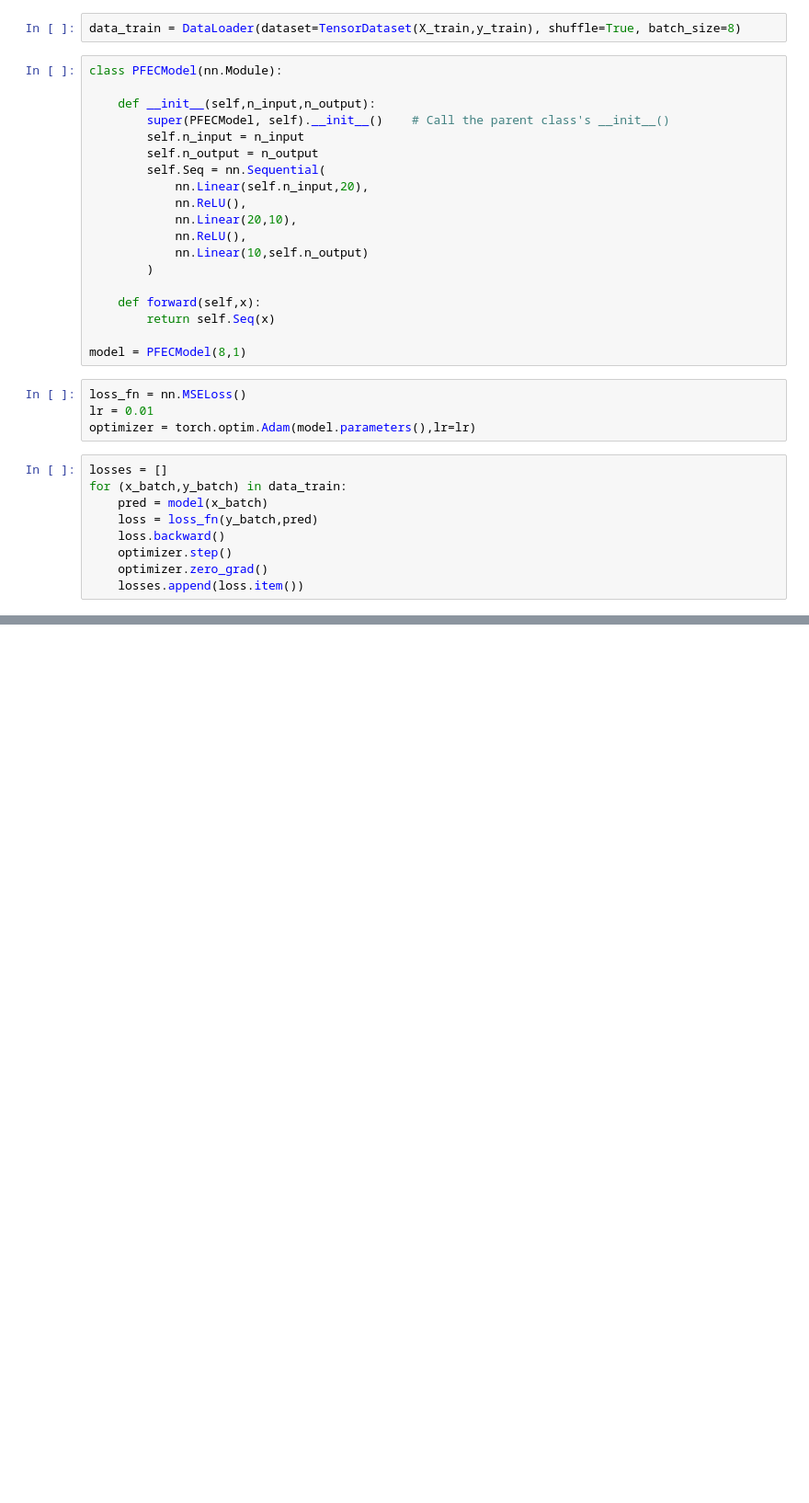
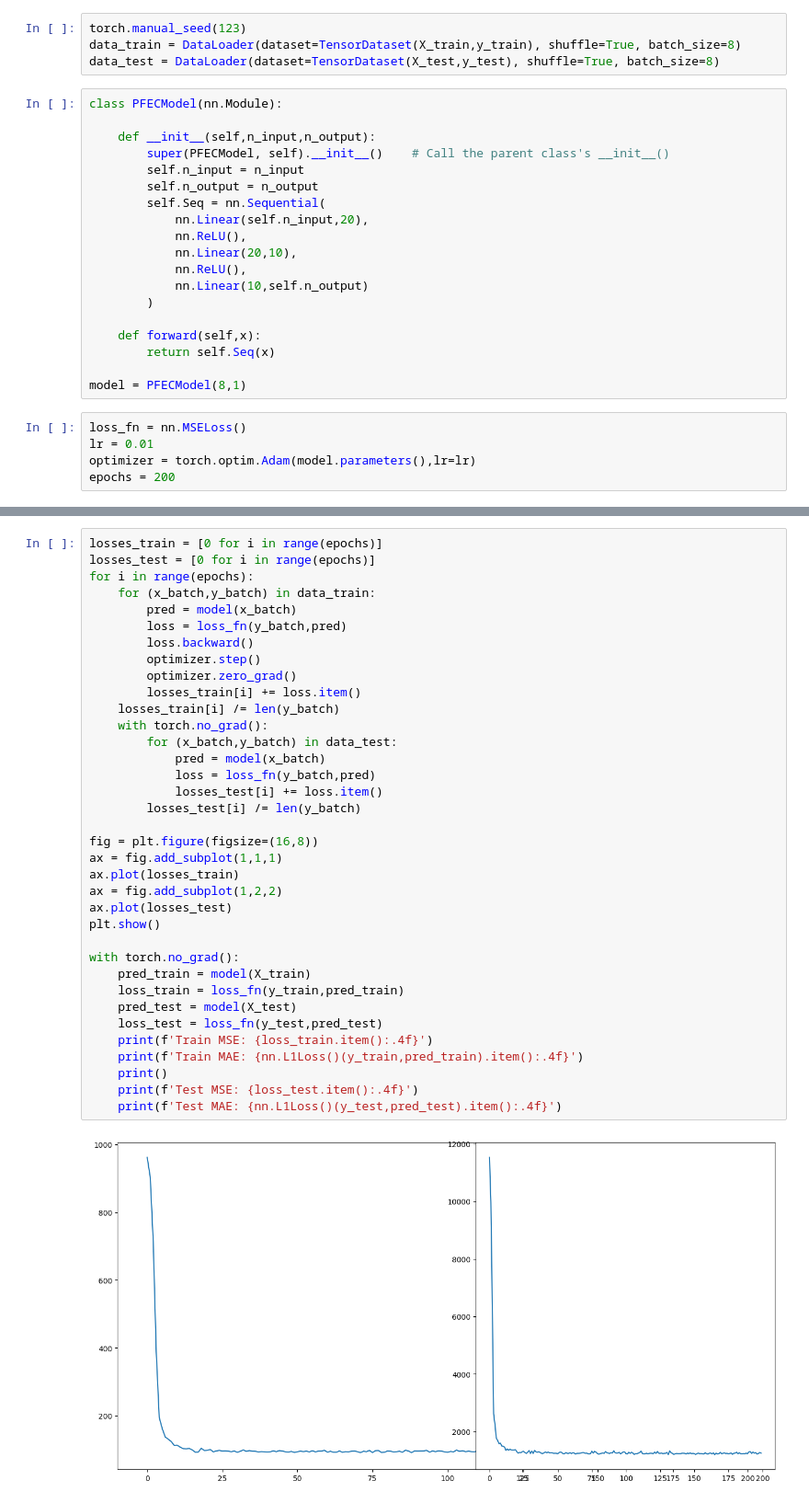
Before and after one commit to fatnaoui/PFEC, a Jupyter notebook: test.ipynb, the cells around one changed output, grey strips where cells are left out. Shown at 92% size. Drawn from its saved outputs; the diff is of its cells as text; blank space fills up the shorter version.

Commit message:
creating the model class and put the last touchs

```diff
--- a/test.ipynb
+++ b/test.ipynb
@@ -61,7 +59,9 @@ df_train.head()
 | 233 | 26.0 | -0.779976 | -0.911425 | -0.808443 | -0.829115 | 1.047949 | 2.0 | 0.0 | 1.0 |
 | 51 | 30.0 | -0.779976 | -1.002900 | -0.779357 | -1.078901 | -0.455222 | 0.0 | 1.0 | 0.0 |
 # %%
+torch.manual_seed(123)
 data_train = DataLoader(dataset=TensorDataset(X_train,y_train), shuffle=True, batch_size=8)
+data_test = DataLoader(dataset=TensorDataset(X_test,y_test), shuffle=True, batch_size=8)
 # %%
 class PFECModel(nn.Module):
 
@@ -85,12 +85,4 @@ model = PFECModel(8,1)
 loss_fn = nn.MSELoss()
 lr = 0.01
 optimizer = torch.optim.Adam(model.parameters(),lr=lr)
+epochs = 200
-# %%
-losses = []
-for (x_batch,y_batch) in data_train:
-    pred = model(x_batch)
-    loss = loss_fn(y_batch,pred)
-    loss.backward()
-    optimizer.step()
-    optimizer.zero_grad()
-    losses.append(loss.item())
@@ -98,0 +89,38 @@ tensor(0.1132, grad_fn=<SelectBackward0>)
+# %%
+losses_train = [0 for i in range(epochs)]
+losses_test = [0 for i in range(epochs)]
+for i in range(epochs):
+    for (x_batch,y_batch) in data_train:
+        pred = model(x_batch)
+        loss = loss_fn(y_batch,pred)
+        loss.backward()
+        optimizer.step()
+        optimizer.zero_grad()
+        losses_train[i] += loss.item()
+    losses_train[i] /= len(y_batch)
+    with torch.no_grad():
+        for (x_batch,y_batch) in data_test:
+            pred = model(x_batch)
+            loss = loss_fn(y_batch,pred)
+            losses_test[i] += loss.item()
+        losses_test[i] /= len(y_batch)
+
+fig = plt.figure(figsize=(16,8))
+ax = fig.add_subplot(1,1,1)
+ax.plot(losses_train)
+ax = fig.add_subplot(1,2,2)
+ax.plot(losses_test)
+plt.show()
+
+with torch.no_grad():
+    pred_train = model(X_train)
+    loss_train = loss_fn(y_train,pred_train)
+    pred_test = model(X_test)
+    loss_test = loss_fn(y_test,pred_test)
+    print(f'Train MSE: {loss_train.item():.4f}')
+    print(f'Train MAE: {nn.L1Loss()(y_train,pred_train).item():.4f}')
+    print()
+    print(f'Test MSE: {loss_test.item():.4f}')
+    print(f'Test MAE: {nn.L1Loss()(y_test,pred_test).item():.4f}')
+# %% [output]
+[figure, added]
```
Also changed, not shown: parts of 3 cells of this notebook.
